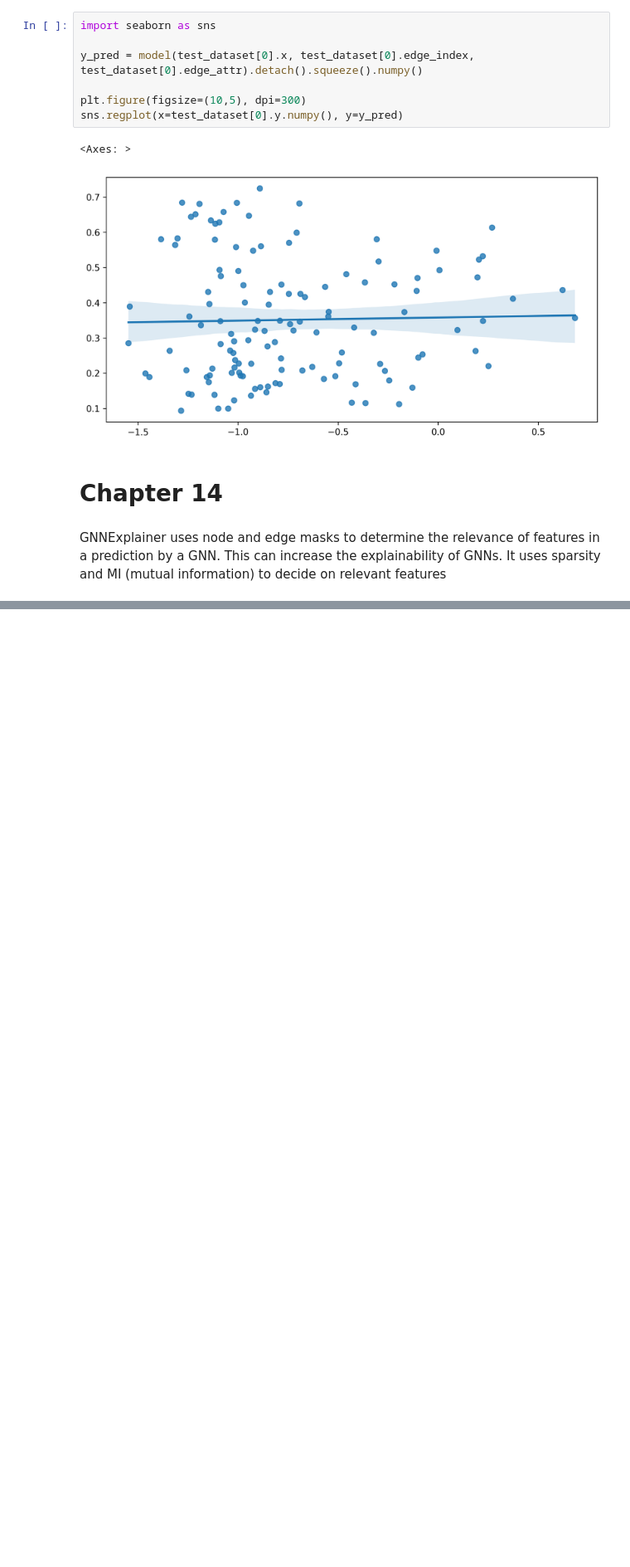
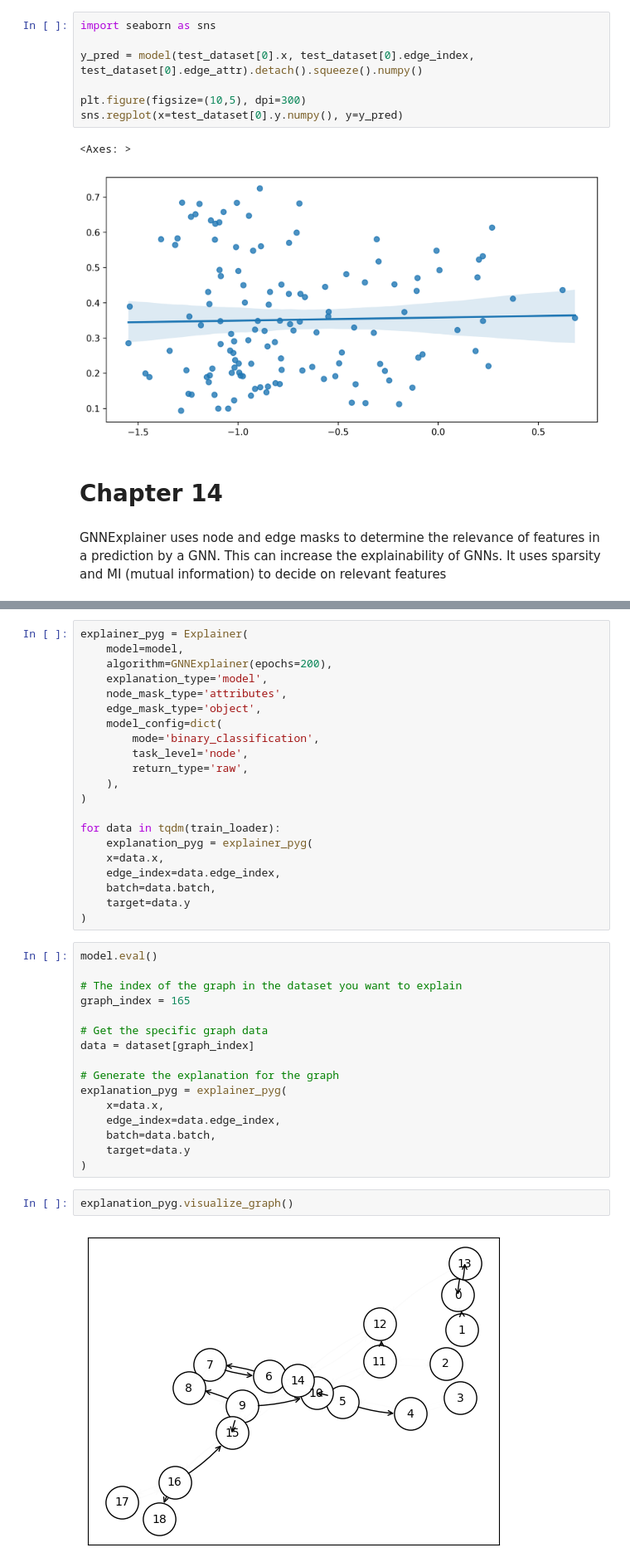
Before and after one commit to ishaanpaul98/Graph-Neural-Network, a Jupyter notebook: Learning/Hands On With GNNs/Part 3/part_3.ipynb, the cells around one changed output, grey strips where cells are left out. Shown at 83% size. Saved outputs shown, nothing was run; the diff lists cells and outputs as text; blank space fills up the shorter version.

```diff
--- a/Learning/Hands On With GNNs/Part 3/part_3.ipynb
+++ b/Learning/Hands On With GNNs/Part 3/part_3.ipynb
@@ -1527,0 +1669,41 @@ GNNExplainer uses node and edge masks to determine the relevance of features in
+# %%
+explainer_pyg = Explainer(
+    model=model,
+    algorithm=GNNExplainer(epochs=200),
+    explanation_type='model',
+    node_mask_type='attributes',
+    edge_mask_type='object',
+    model_config=dict(
+        mode='binary_classification',
+        task_level='node',
+        return_type='raw',
+    ),
+)
+
+for data in tqdm(train_loader):
+    explanation_pyg = explainer_pyg(
+    x=data.x,
+    edge_index=data.edge_index,
+    batch=data.batch,
+    target=data.y
+)
+# %%
+model.eval()
+
+# The index of the graph in the dataset you want to explain
+graph_index = 165
+
+# Get the specific graph data
+data = dataset[graph_index]
+
+# Generate the explanation for the graph
+explanation_pyg = explainer_pyg(
+    x=data.x,
+    edge_index=data.edge_index,
+    batch=data.batch,
+    target=data.y
+)
+# %%
+explanation_pyg.visualize_graph()
+# %% [output]
+[figure, added]
```
Also changed, not shown: parts of 9 cells of this notebook, 1 other file.
